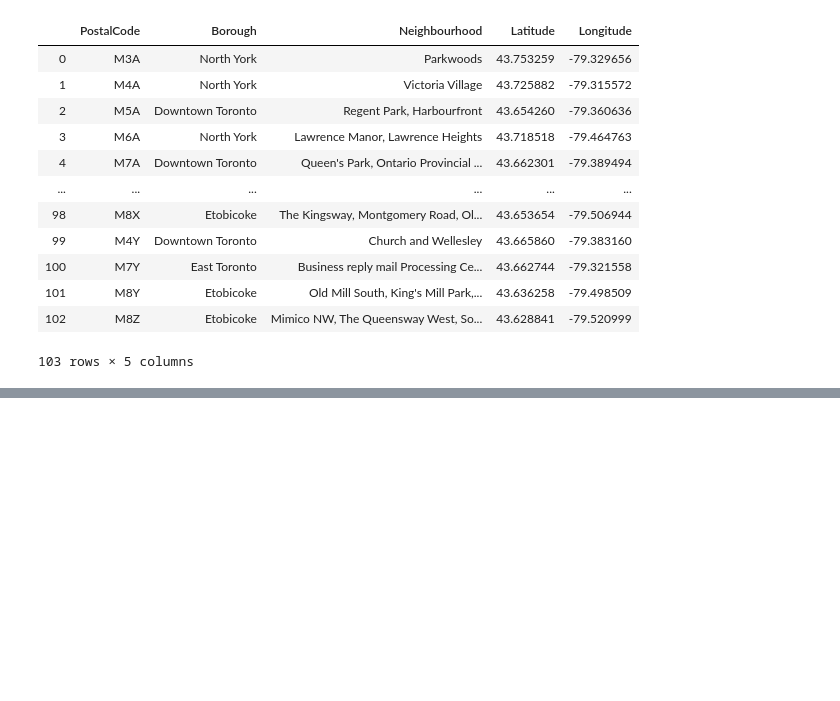
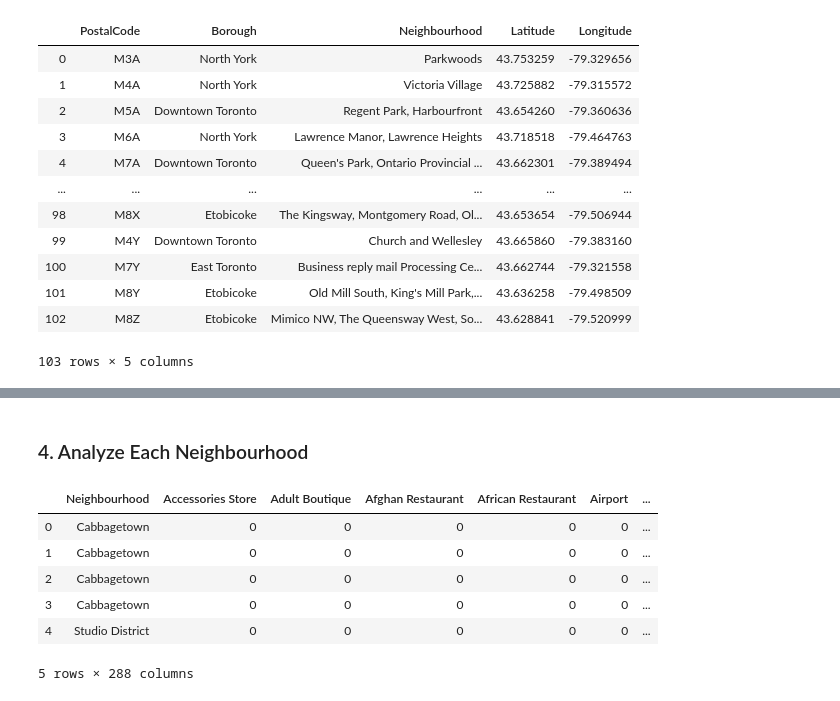
Before and after one commit to songwenzhuo/Coursera_Capstone, a Jupyter notebook: Coursera Capstone_Week3.ipynb, the cells around one changed output, grey strips where cells are left out. Cells and saved outputs as stored; diff of their text form; code cells hidden in the pictures; blank space fills up the shorter version.

```diff
--- a/Coursera Capstone_Week3.ipynb
+++ b/Coursera Capstone_Week3.ipynb
@@ -84,0 +141,3 @@ df_final
+# %%
+# delete the duplicates
+neighbourhood_lists = list(neighbourhood_lists - set(delete_list))
@@ -84,0 +277,22 @@ df_final
+# %% [markdown]
+### 4. Analyze Each Neighbourhood
+# %%
+# ont hot encoding
+toronto_onehot = pd.get_dummies(toronto_venues['Venue Category'], prefix='', prefix_sep='')
+
+# add neighbourhood column back to the dataframe
+toronto_onehot['Neighbourhood'] = toronto_venues['Neighborhood']
+
+# move neighbourhood column to the first column
+fixed_columns = [toronto_onehot.columns[-1]] + list(toronto_onehot.columns[:-1])
+toronto_onehot = toronto_onehot[fixed_columns]
+
+toronto_onehot.head()
+# %% [output]
+|  | Neighbourhood | Accessories Store | Adult Boutique | Afghan Restaurant | African Restaurant | Airport | ... |
+| 0 | Cabbagetown | 0 | 0 | 0 | 0 | 0 | ... |
+| 1 | Cabbagetown | 0 | 0 | 0 | 0 | 0 | ... |
+| 2 | Cabbagetown | 0 | 0 | 0 | 0 | 0 | ... |
+| 3 | Cabbagetown | 0 | 0 | 0 | 0 | 0 | ... |
+| 4 | Studio District | 0 | 0 | 0 | 0 | 0 | ... |
+5 rows × 288 columns
```
Also changed, not shown: parts of 47 cells of this notebook.
